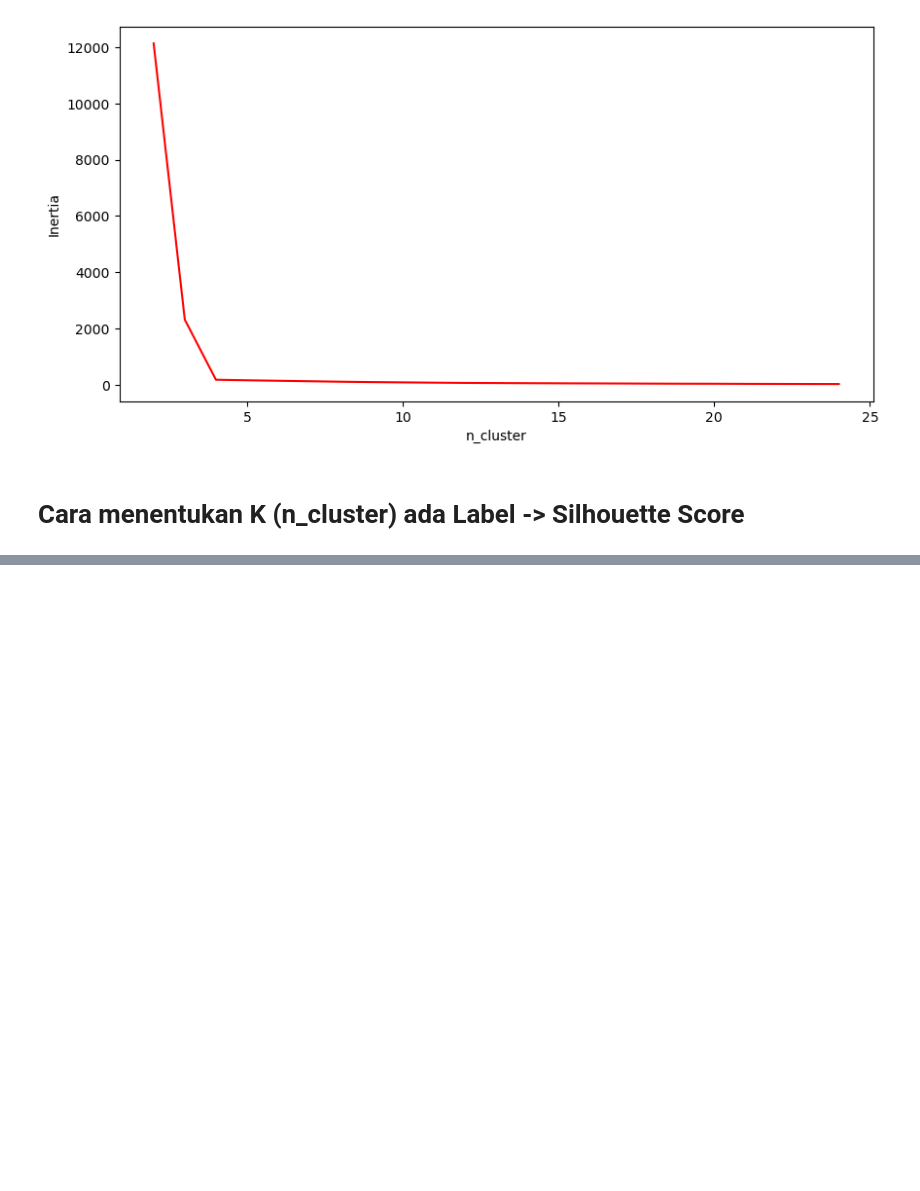
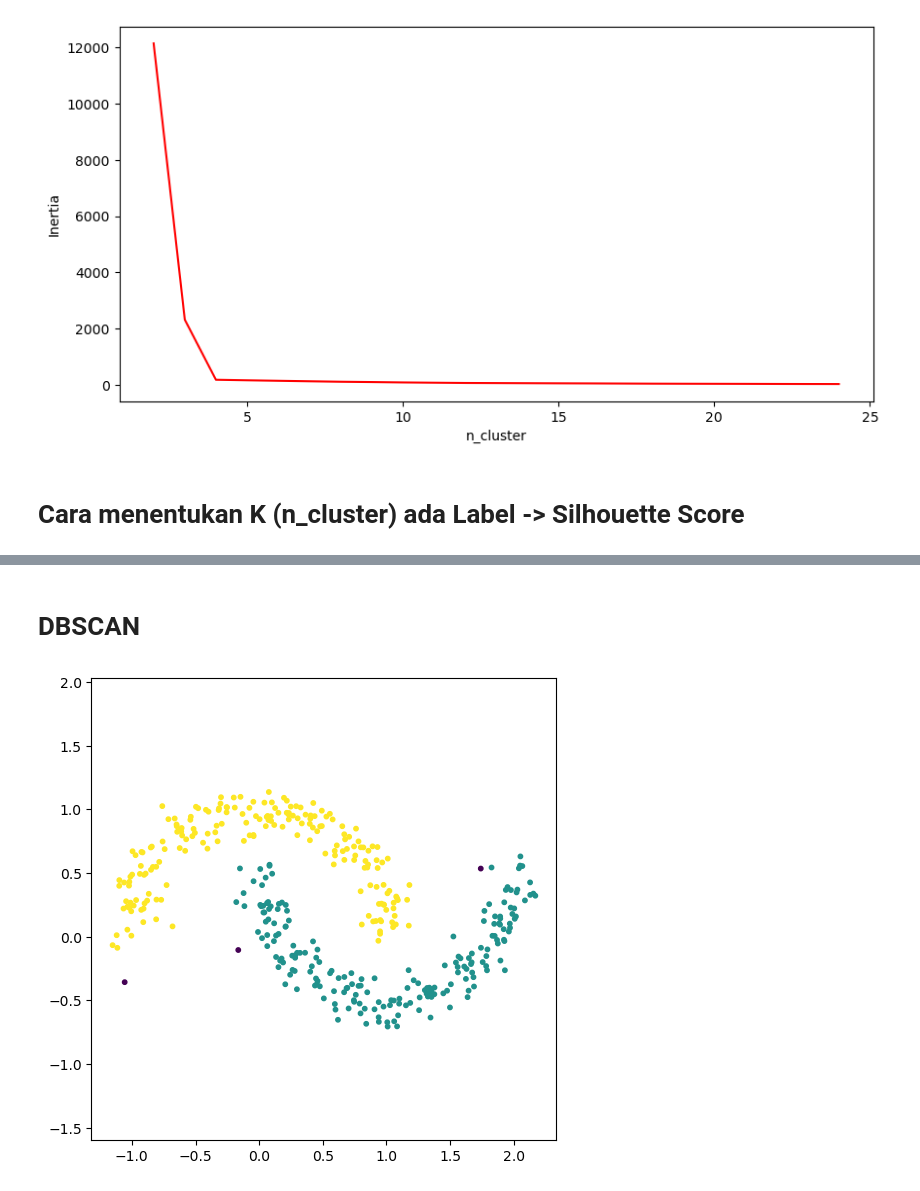
Before and after one commit to HekalMaulana/unsupervised_learning_JCOPML, a Jupyter notebook: 18 - Unsupervised Learning/01 - Clustering/Part 2 - Clustering with Scikit Learn.ipynb, the cells around one changed output, grey strips where cells are left out. Saved outputs shown, nothing was run; the diff lists cells and outputs as text; code cells hidden in the pictures; blank space fills up the shorter version.

```diff
--- a/18 - Unsupervised Learning/01 - Clustering/Part 2 - Clustering with Scikit Learn.ipynb
+++ b/18 - Unsupervised Learning/01 - Clustering/Part 2 - Clustering with Scikit Learn.ipynb
@@ -87,0 +119,13 @@ Text(0, 0.5, 'Inertia')
+# %% [markdown]
+# DBSCAN
+# %%
+X = X2
+
+sc = DBSCAN(eps=0.2)
+member = sc.fit_predict(X)
+
+plt.figure(figsize=(6, 6))
+plt.scatter(X[:, 0], X[:, 1], c=member, s=10)
+plt.axis("equal");
+# %% [output]
+[figure, added]
```
Also changed, not shown: parts of 9 cells of this notebook.
